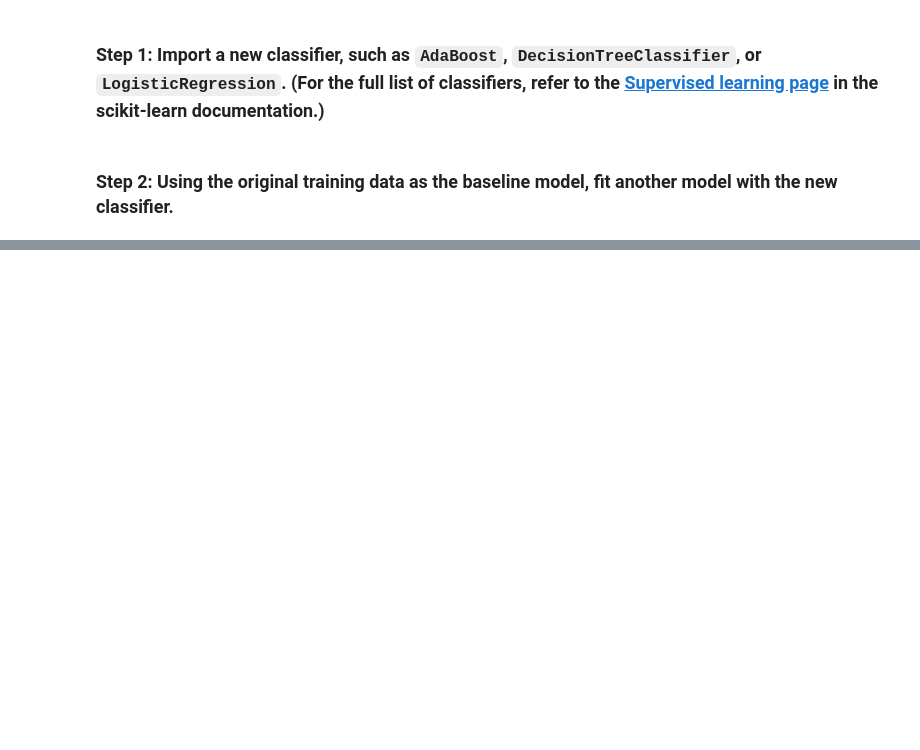
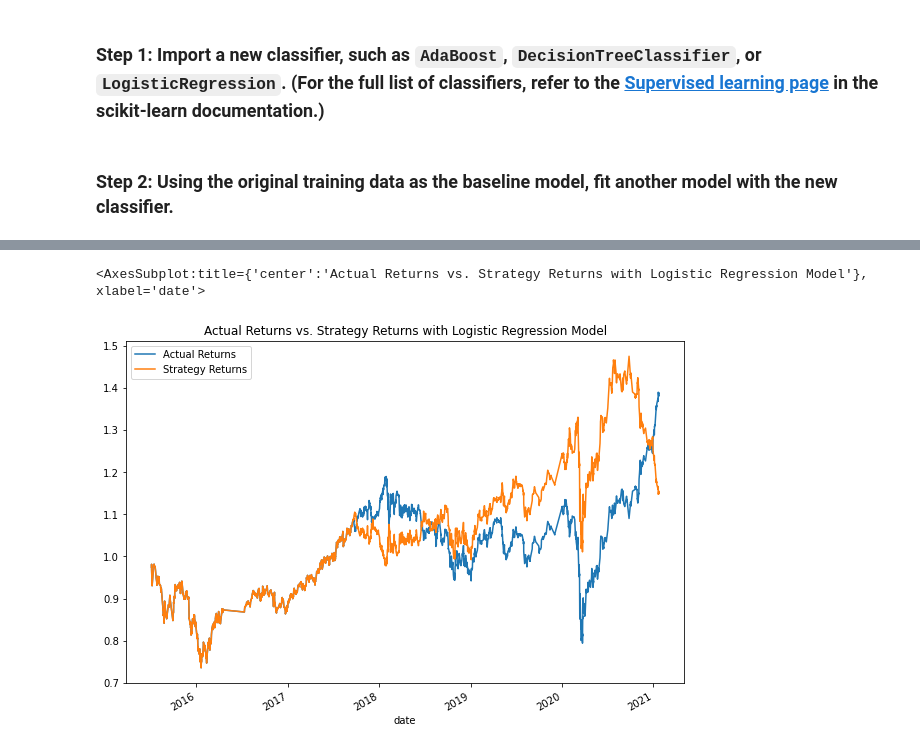
Before and after one commit to juzcho/Machine_Learning_Trading_Bot, a Jupyter notebook: machine_learning_trading_bot.ipynb, the cells around one changed output, grey strips where cells are left out. Saved outputs shown, nothing was run; the diff lists cells and outputs as text; code cells hidden in the pictures; blank space fills up the shorter version.

```diff
--- a/machine_learning_trading_bot.ipynb
+++ b/machine_learning_trading_bot.ipynb
@@ -284,17 +447,20 @@ In this section, you’ll use the original parameters that the starter code prov
 # %%
 # Import a new classifier from SKLearn
 # YOUR CODE HERE
+from sklearn.linear_model import LogisticRegression
 
 # Initiate the model instance
 # YOUR CODE HERE
+logistic_regression_model = LogisticRegression(random_state = 1)
 # %% [markdown]
 ### Step 2: Using the original training data as the baseline model, fit another model with the new classifier.
 # %%
 # Fit the model using the training data
-model = # YOUR CODE HERE
+lr_model = logistic_regression_model.fit(X_train_scaled, y_train) # YOUR CODE HERE
 
 # Use the testing dataset to generate the predictions for the new model
-pred = # YOUR CODE HERE
+lr_pred = logistic_regression_model.predict(X_test_scaled) # YOUR CODE HERE
 
 # Review the model's predicted values
 # YOUR CODE HERE
+print(lr_pred)
@@ -315,17 +505,24 @@ Did this new model perform better or worse than your tuned trading algorithm?
 # %%
 # Create a new empty predictions DataFrame.
-
 # Create a predictions DataFrame
 # YOUR CODE HERE
 
+predictions_df = pd.DataFrame(index=X_test.index)
+
 # Add the SVM model predictions to the DataFrame
 # YOUR CODE HERE
+predictions_df["Predicted Signal"] = lr_pred
 
 # Add the actual returns to the DataFrame
 # YOUR CODE HERE
+predictions_df["Actual Returns"] = signals_df["Actual Returns"]
 
 # Add the strategy returns to the DataFrame
 # YOUR CODE HERE
+predictions_df["Strategy Returns"] = predictions_df["Actual Returns"] * predictions_df["Predicted Signal"]
+
 
 # Review the DataFrame
 # YOUR CODE HERE
+display(predictions_df.head())
+display(predictions_df.tail())
@@ -332,3 +544,10 @@ Did this new model perform better or worse than your tuned trading algorithm?
 # %%
 # Plot the actual returns versus the strategy returns
 # YOUR CODE HERE
+
+(1 + predictions_df[["Actual Returns", "Strategy Returns"]]).cumprod().plot(title = "Actual Returns vs. Strategy Returns with Logistic Regression Model",
+                                                                           figsize= (10,7)
+                                                                           )
+# %% [output]
+<AxesSubplot:title={'center':'Actual Returns vs. Strategy Returns with Logistic Regression Model'}, xlabel='date'>
+[figure, added]
```
Also changed, not shown: parts of 27 cells of this notebook.
